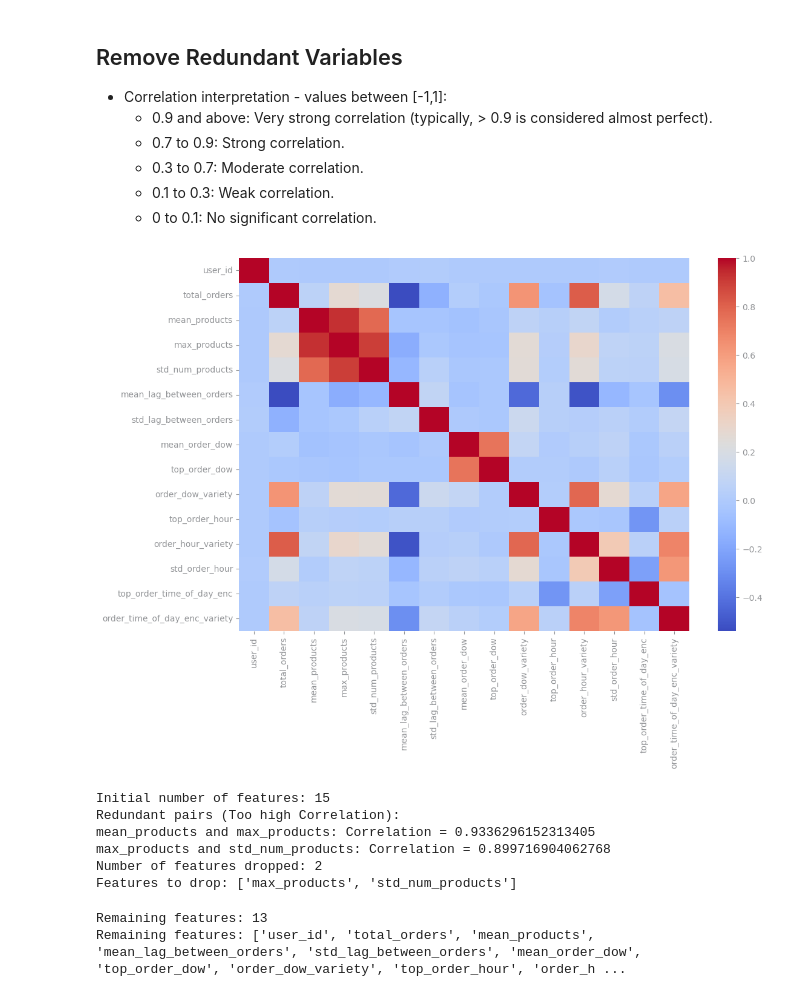
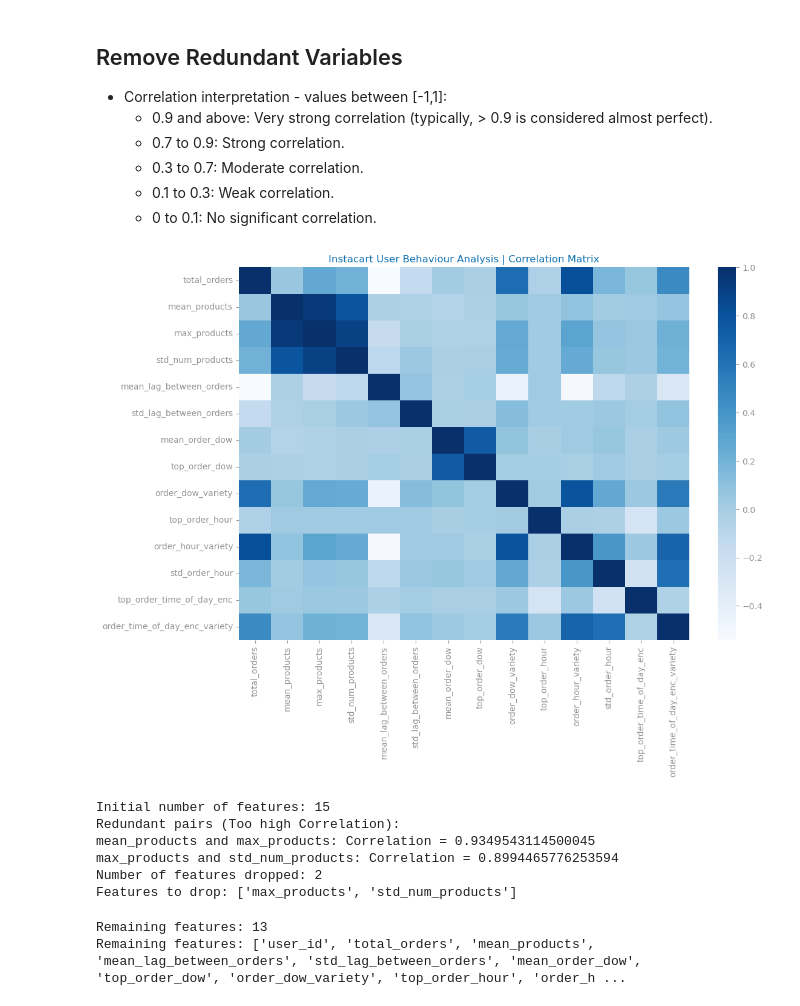
Before and after one commit to jvanalytics/ist_dash_2024_rec, a Jupyter notebook: non_supervised_analysis/notebooks/dataset_3/2_instacart_clustering.ipynb, the cells around one changed output. Drawn from its saved outputs; the diff is of its cells as text; code cells hidden in the pictures.

```diff
--- a/non_supervised_analysis/notebooks/dataset_3/2_instacart_clustering.ipynb
+++ b/non_supervised_analysis/notebooks/dataset_3/2_instacart_clustering.ipynb
@@ -57,8 +55,8 @@ data_functions lodaded
 # %% [markdown]
 # Load
 # %%
-test_data=True
-# test_data=False
+# test_data=True
+test_data=False
 
 
 # Define the sampling function
@@ -76,13 +74,13 @@ def sample_user_orders(data, fraction=0.1):
 if test_data==True:
 
     # Apply the sampling to each group 0.5%
-    # sample=0.2
+    sample=0.2
 
     # data=pd.read_csv(filepath)
     # data = sample_user_orders(data, fraction=sample)
 
     users_df=pd.read_csv(r'data\instacart_user_pre_proc_sample.csv')
-    # users_df=users_df.sample(frac=sample)
+    users_df=users_df.sample(frac=sample)
 
 
 
@@ -95,7 +93,7 @@ else:
 
     # data = sample_user_orders(data, fraction=sample)
 
-    users_df=pd.read_csv(r'data\instacart_user_pre_proc.csv')
+    users_df=pd.read_csv(r'data\instacart_user_pre_proc_sample.csv')
     # users_df=users_df.sample(frac=sample)
 
 
@@ -251,21 +249,27 @@ users_df = users_df[selected_features]
 # %%
 import seaborn as sns
 import matplotlib.pyplot as plt
 
+variable_types: dict[str, list] = get_variable_types(users_df)
+
+numeric_vars = variable_types["numeric"]
+
+
 # Compute correlation matrix
-corr_matrix = users_df.corr()
+corr_matrix = users_df[numeric_vars].corr()
 
 # Plot heatmap
 plt.figure(figsize=(12, 8))
-sns.heatmap(corr_matrix, cmap="coolwarm", annot=False)
+sns.heatmap(corr_matrix, cmap="Blues", annot=False)
+plt.title(f"{file_tag} | Correlation Matrix")
 plt.show()
 # %% [output]
-[figure, old version]
+[figure, new version]
 # %%
 import numpy as np
 
 # Calculate correlation matrix
-corr_matrix = users_df.corr()
+corr_matrix = users_df[numeric_vars].corr()
 
 # Identify pairs of highly correlated features (correlation > 0.8)
 upper_tri = corr_matrix.where(np.triu(np.ones(corr_matrix.shape), k=1).astype(bool))
@@ -296,8 +300,8 @@ print(f"Features to drop: {to_drop}")
 # %% [output]
 Initial number of features: 15
 Redundant pairs (Too high Correlation):
-mean_products and max_products: Correlation = 0.9336296152313405
-max_products and std_num_products: Correlation = 0.899716904062768
+mean_products and max_products: Correlation = 0.9349543114500045
+max_products and std_num_products: Correlation = 0.8994465776253594
 Number of features dropped: 2
 Features to drop: ['max_products', 'std_num_products']
 # %%
```
Also changed, not shown: parts of 27 cells of this notebook, 12 other files.
